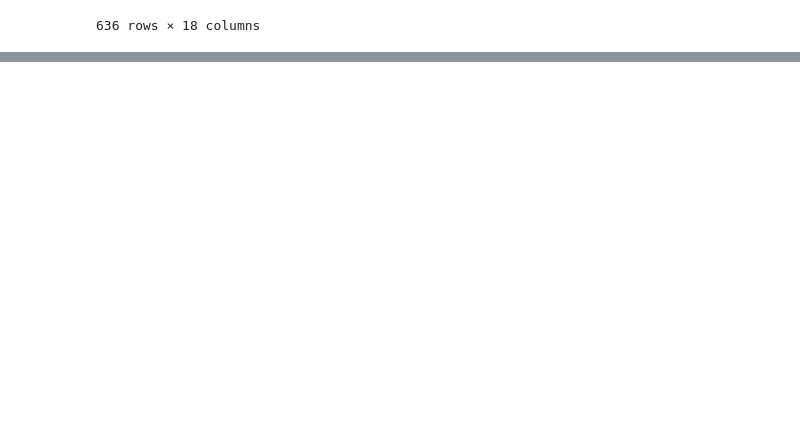
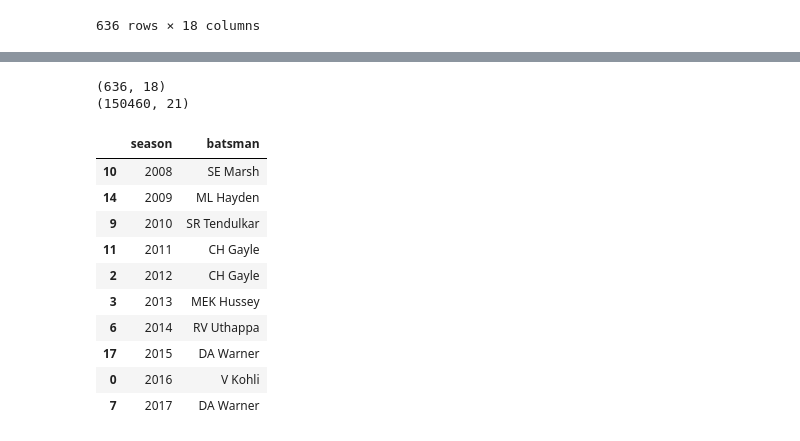
Before and after one commit to kanishqdhangar/machine-learning, a Jupyter notebook: pandas/pandas_1_ipl.ipynb, the cells around one changed output, grey strips where cells are left out. Cells and saved outputs as stored; diff of their text form; code cells hidden in the pictures; blank space fills up the shorter version.

```diff
--- a/pandas/pandas_1_ipl.ipynb
+++ b/pandas/pandas_1_ipl.ipynb
@@ -197,0 +301,10 @@ data.drop_duplicates(subset=['city'])
+# %%
+mask=deliveries['over']>=16
+deliveries=deliveries[mask]
+balls_played=deliveries.groupby('batsman')['ball'].count().sort_values(ascending=False)
+mask=balls_played>200
+balls_played=balls_played[mask]
+batsman_names=balls_played.index
+deliveries=deliveries[deliveries['batsman'].isin(batsman_names)]
+sr=deliveries.groupby('batsman')['batsman_runs'].sum()/balls_played*100
+sr.sort_values(ascending=False).head(1)
@@ -197,0 +316,21 @@ data.drop_duplicates(subset=['city'])
+# %%
+print(data.shape)
+print(deliveries.shape)
+# %% [output]
+(636, 18)
+(150460, 21)
+# %%
+new=deliveries.merge(data, left_on='match_id', right_on='id')
+new.groupby(['season','batsman'])['batsman_runs'].sum().sort_values(ascending=False).reset_index().drop_duplicates(subset='season', keep='first').sort_values('season')[['season','batsman']]
+# %% [output]
+|  | season | batsman |
+| 10 | 2008 | SE Marsh |
+| 14 | 2009 | ML Hayden |
+| 9 | 2010 | SR Tendulkar |
+| 11 | 2011 | CH Gayle |
+| 2 | 2012 | CH Gayle |
+| 3 | 2013 | MEK Hussey |
+| 6 | 2014 | RV Uthappa |
+| 17 | 2015 | DA Warner |
+| 0 | 2016 | V Kohli |
+| 7 | 2017 | DA Warner |
```
Also changed, not shown: parts of 13 cells of this notebook.
